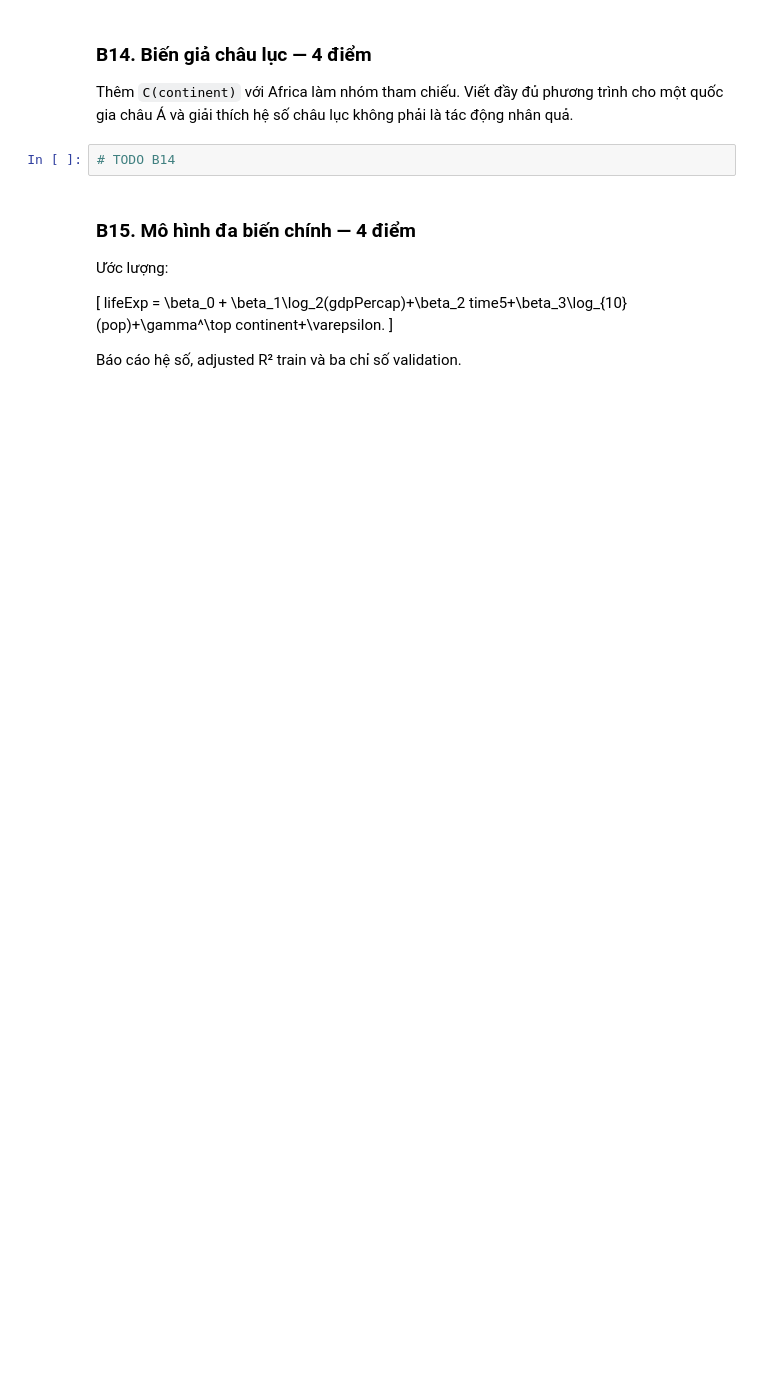
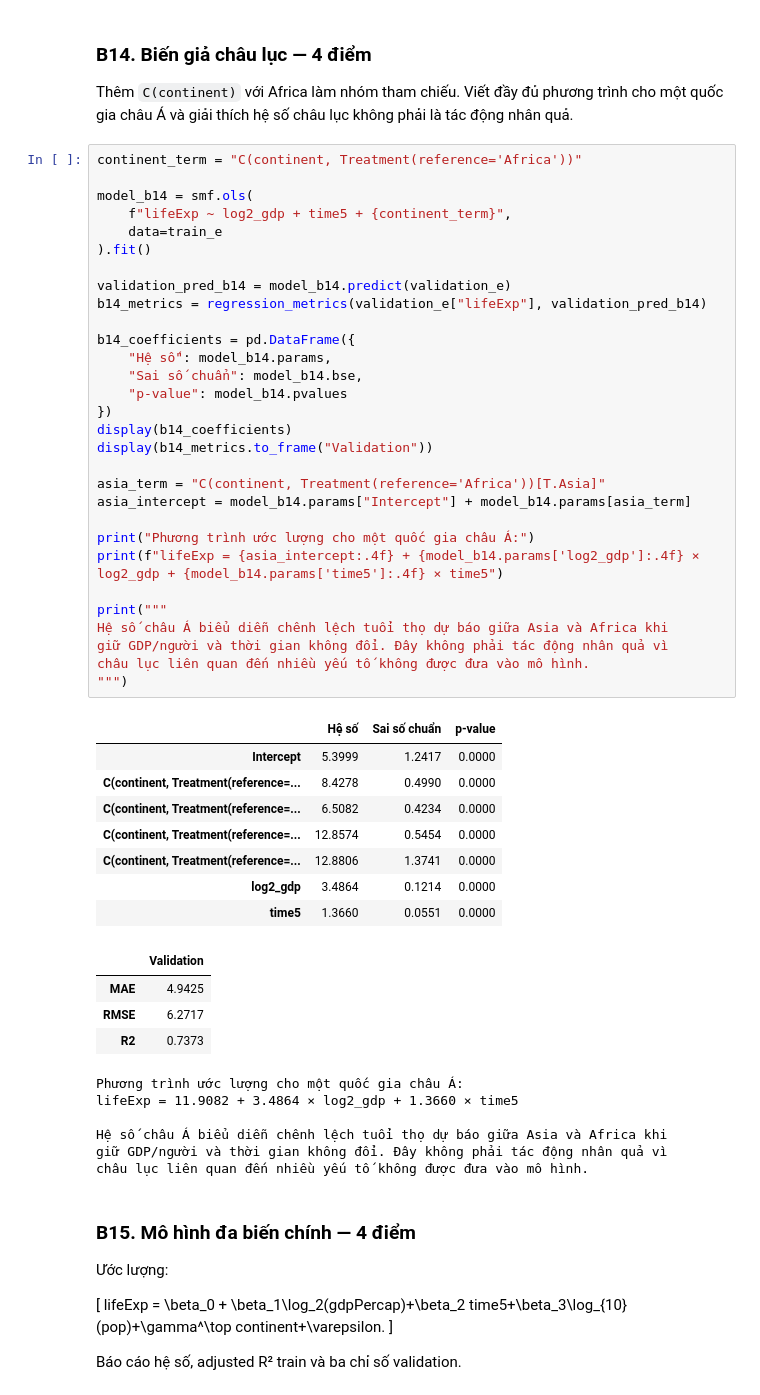
Before and after one commit to CaoRIV/machine-learning-practicals, a Jupyter notebook: 01_Bai_tap_Gapminder.ipynb, the cells around one changed output. Cells and saved outputs as stored; diff of their text form; blank space fills up the shorter version.

```diff
--- a/01_Bai_tap_Gapminder.ipynb
+++ b/01_Bai_tap_Gapminder.ipynb
@@ -546,8 +578,55 @@ Dùng `time5 = (year-1952)/5` và ước lượng `lifeExp ~ log2_gdp + time5`.
 ### B14. Biến giả châu lục — 4 điểm
 
 Thêm `C(continent)` với Africa làm nhóm tham chiếu. Viết đầy đủ phương trình cho một quốc gia châu Á và giải thích hệ số châu lục không phải là tác động nhân quả.
-# %%
-# TODO B14
+# %%
+continent_term = "C(continent, Treatment(reference='Africa'))"
+
+model_b14 = smf.ols(
+    f"lifeExp ~ log2_gdp + time5 + {continent_term}",
+    data=train_e
+).fit()
+
+validation_pred_b14 = model_b14.predict(validation_e)
+b14_metrics = regression_metrics(validation_e["lifeExp"], validation_pred_b14)
+
+b14_coefficients = pd.DataFrame({
+    "Hệ số": model_b14.params,
+    "Sai số chuẩn": model_b14.bse,
+    "p-value": model_b14.pvalues
+})
+display(b14_coefficients)
+display(b14_metrics.to_frame("Validation"))
+
+asia_term = "C(continent, Treatment(reference='Africa'))[T.Asia]"
+asia_intercept = model_b14.params["Intercept"] + model_b14.params[asia_term]
+
+print("Phương trình ước lượng cho một quốc gia châu Á:")
+print(f"lifeExp = {asia_intercept:.4f} + {model_b14.params['log2_gdp']:.4f} × log2_gdp + {model_b14.params['time5']:.4f} × time5")
+
+print("""
+Hệ số châu Á biểu diễn chênh lệch tuổi thọ dự báo giữa Asia và Africa khi
+giữ GDP/người và thời gian không đổi. Đây không phải tác động nhân quả vì
+châu lục liên quan đến nhiều yếu tố không được đưa vào mô hình.
+""")
+# %% [output]
+|  | Hệ số | Sai số chuẩn | p-value |
+| Intercept | 5.3999 | 1.2417 | 0.0000 |
+| C(continent, Treatment(reference=... | 8.4278 | 0.4990 | 0.0000 |
+| C(continent, Treatment(reference=... | 6.5082 | 0.4234 | 0.0000 |
+| C(continent, Treatment(reference=... | 12.8574 | 0.5454 | 0.0000 |
+| C(continent, Treatment(reference=... | 12.8806 | 1.3741 | 0.0000 |
+| log2_gdp | 3.4864 | 0.1214 | 0.0000 |
+| time5 | 1.3660 | 0.0551 | 0.0000 |
+|  | Validation |
+| MAE | 4.9425 |
+| RMSE | 6.2717 |
+| R2 | 0.7373 |
+Phương trình ước lượng cho một quốc gia châu Á:
+lifeExp = 11.9082 + 3.4864 × log2_gdp + 1.3660 × time5
+
+Hệ số châu Á biểu diễn chênh lệch tuổi thọ dự báo giữa Asia và Africa khi
+giữ GDP/người và thời gian không đổi. Đây không phải tác động nhân quả vì
+châu lục liên quan đến nhiều yếu tố không được đưa vào mô hình.
 # %% [markdown]
 ### B15. Mô hình đa biến chính — 4 điểm
 
```
Also changed, not shown: parts of 12 cells of this notebook.
